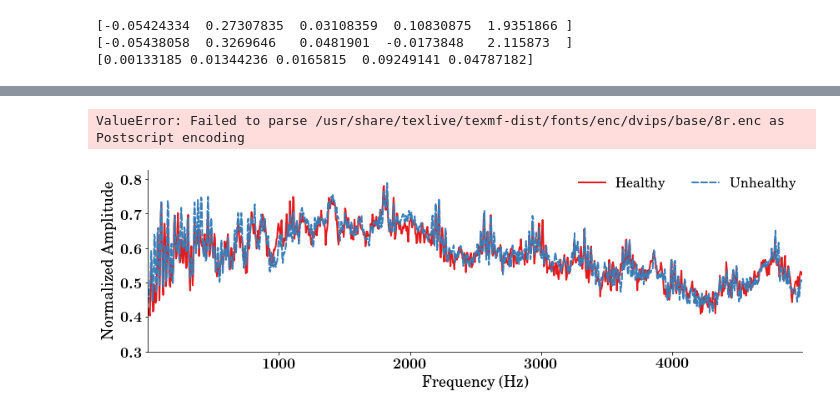
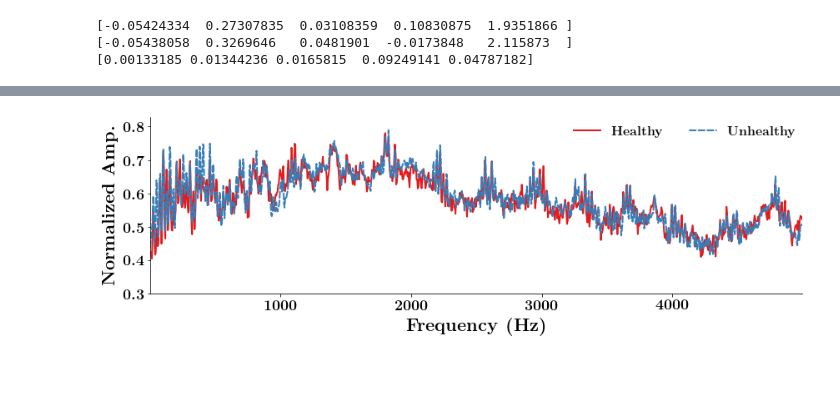
Before and after one commit to danielnewman09/Dissertation, a Jupyter notebook: Dissertation-Notebooks/Chapter-6/Same-Condition-Compare.ipynb, the cells around one changed output, grey strips where cells are left out. Cells and saved outputs as stored; diff of their text form; code cells hidden in the pictures; blank space fills up the shorter version.

```diff
--- a/Dissertation-Notebooks/Chapter-6/Same-Condition-Compare.ipynb
+++ b/Dissertation-Notebooks/Chapter-6/Same-Condition-Compare.ipynb
@@ -293,33 +292,32 @@ ValueError: Failed to parse /usr/share/texlive/texmf-dist/fonts/enc/dvips/base/8
 np.mean(X[0],axis=0).shape
 
 max_index = 1024
 
 # combine the responses and labels to put on our 2D plot
 responses = np.vstack((np.mean(X_healthy,axis=0)[:max_index],np.mean(X_unhealthy,axis=0)[:max_index]))
 responses = lin_log_interp(responses)
 labels = ['Healthy','Unhealthy']
 
 numPoints = 200
 
 # Create a 2D plot
 genplt.generate_plot(freqs[:max_index], # X - coordinate on the plot
               responses,# Y - coordinates on the plot
               labels,# Labels for the plot legend
               'Frequency (Hz)',# X - axis label
-              'Normalized Amplitude',   # Y - axis label
+              'Normalized Amp.',   # Y - axis label
               filename='Norm_FFT_Compare',   # Plot filename
               folder='figures',    # Specify the folder where the filename will be saved
               num_col=2,    # Specify the number of columns in the legend
               legend_loc='best', # Specify the location of the legend
               ymax=0.1,
                      log_y=False,
                      ymin=0.05,
               transparent=True,
               showplot=True,
               save_plot=True,
               template='wide',
               file_type='svg'
              )
 # %% [output]
-ValueError: Failed to parse /usr/share/texlive/texmf-dist/fonts/enc/dvips/base/8r.enc as Postscript encoding
-[figure, old version]
+[figure, new version]
```
Also changed, not shown: parts of 10 cells of this notebook, 28 other files.
